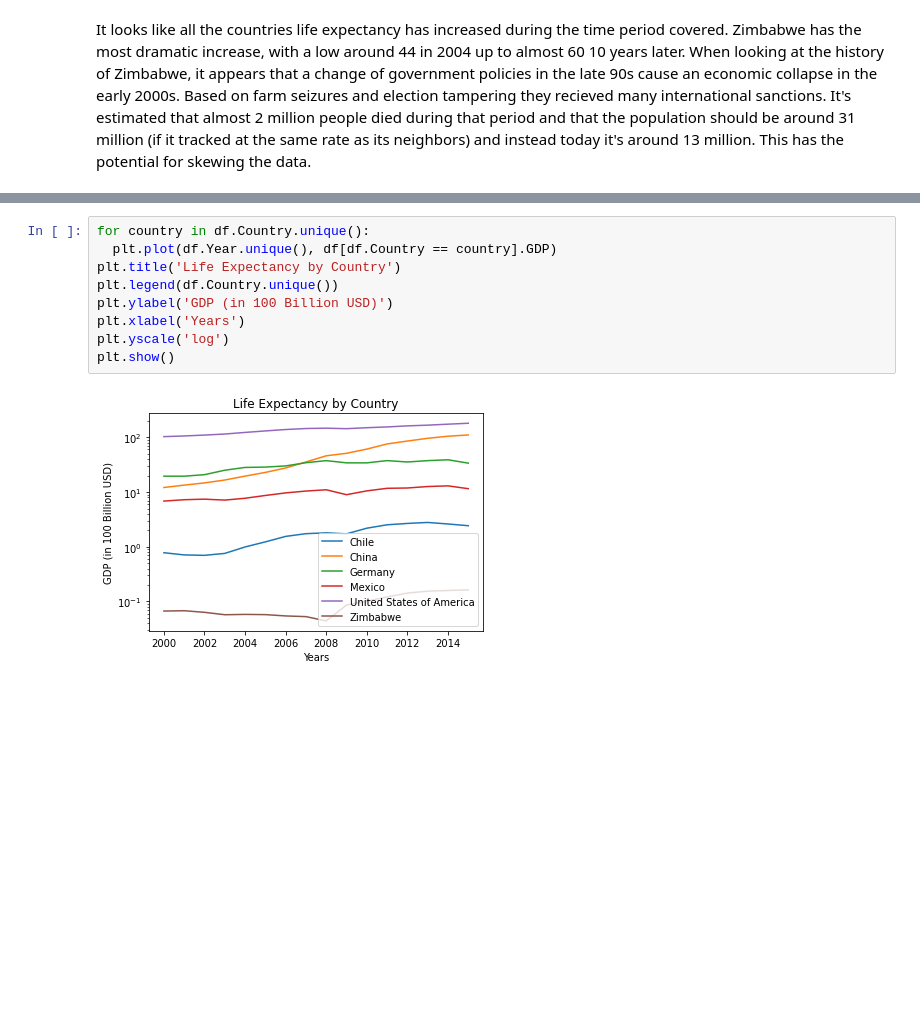
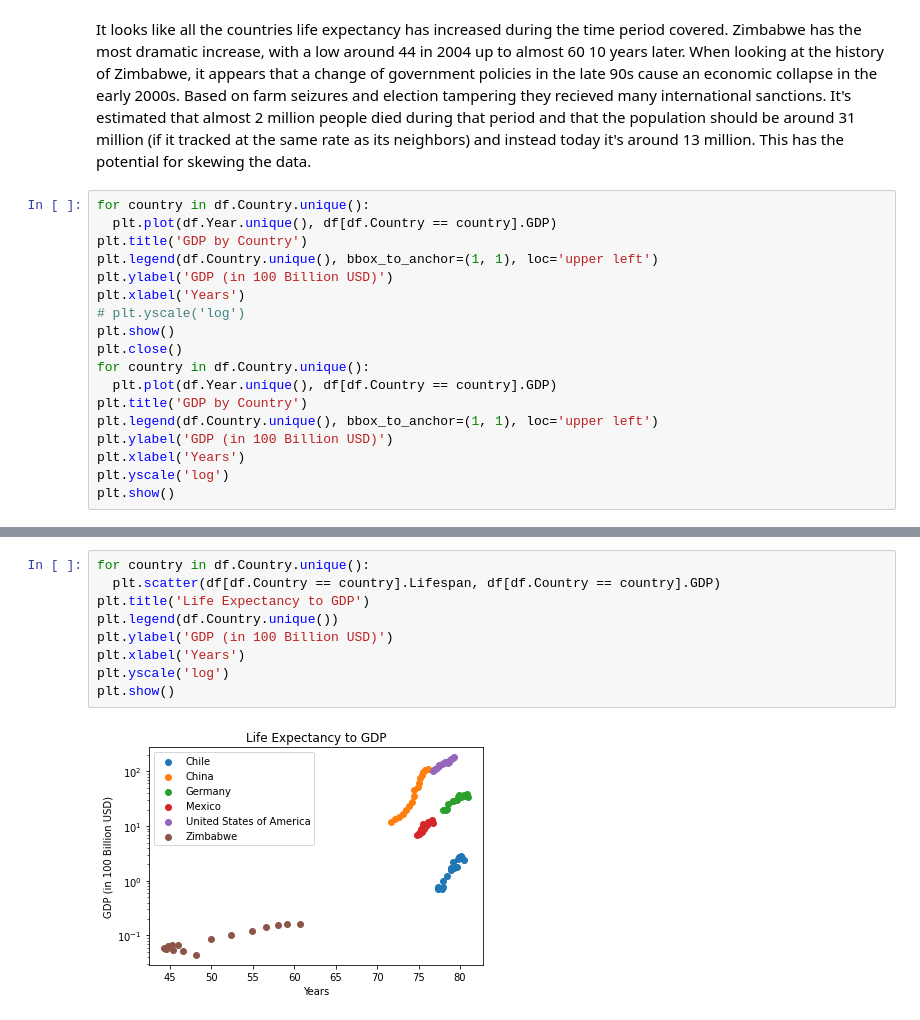
Before and after one commit to PNJaenichen/PNJaenichen.github.io, a Jupyter notebook: projects/OpenSourceCS/Codecademy/Life-Expectancy-and-GDP-Starter/life_expectancy_gdp.ipynb, the cells around one changed output, grey strips where cells are left out. Drawn from its saved outputs; the diff is of its cells as text; blank space fills up the shorter version.

Commit message:
Life Expectancy project for Codecademy

```diff
--- a/projects/OpenSourceCS/Codecademy/Life-Expectancy-and-GDP-Starter/life_expectancy_gdp.ipynb
+++ b/projects/OpenSourceCS/Codecademy/Life-Expectancy-and-GDP-Starter/life_expectancy_gdp.ipynb
@@ -121,3 +121,21 @@ plt.show()
 [figure]
 # %% [markdown]
 It looks like all the countries life expectancy has increased during the time period covered. Zimbabwe has the most dramatic increase, with a low around 44 in 2004 up to almost 60 10 years later. When looking at the history of Zimbabwe, it appears that a change of government policies in the late 90s cause an economic collapse in the early 2000s. Based on farm seizures and election tampering they recieved many international sanctions. It's estimated that almost 2 million people died during that period and that the population should be around 31 million (if it tracked at the same rate as its neighbors) and instead today it's around 13 million. This has the potential for skewing the data.
+# %%
+for country in df.Country.unique():
+  plt.plot(df.Year.unique(), df[df.Country == country].GDP)
+plt.title('GDP by Country')
+plt.legend(df.Country.unique(), bbox_to_anchor=(1, 1), loc='upper left')
+plt.ylabel('GDP (in 100 Billion USD)')
+plt.xlabel('Years')
+# plt.yscale('log')
+plt.show()
+plt.close()
+for country in df.Country.unique():
+  plt.plot(df.Year.unique(), df[df.Country == country].GDP)
+plt.title('GDP by Country')
+plt.legend(df.Country.unique(), bbox_to_anchor=(1, 1), loc='upper left')
+plt.ylabel('GDP (in 100 Billion USD)')
+plt.xlabel('Years')
+plt.yscale('log')
+plt.show()
@@ -124,11 +151,11 @@ It looks like all the countries life expectancy has increased during the time pe
 # %%
 for country in df.Country.unique():
-  plt.plot(df.Year.unique(), df[df.Country == country].GDP)
-plt.title('Life Expectancy by Country')
+  plt.scatter(df[df.Country == country].Lifespan, df[df.Country == country].GDP)
+plt.title('Life Expectancy to GDP')
 plt.legend(df.Country.unique())
 plt.ylabel('GDP (in 100 Billion USD)')
 plt.xlabel('Years')
 plt.yscale('log')
 plt.show()
 # %% [output]
-[figure, old version]
+[figure, new version]
```
Also changed, not shown: parts of 2 cells of this notebook.
